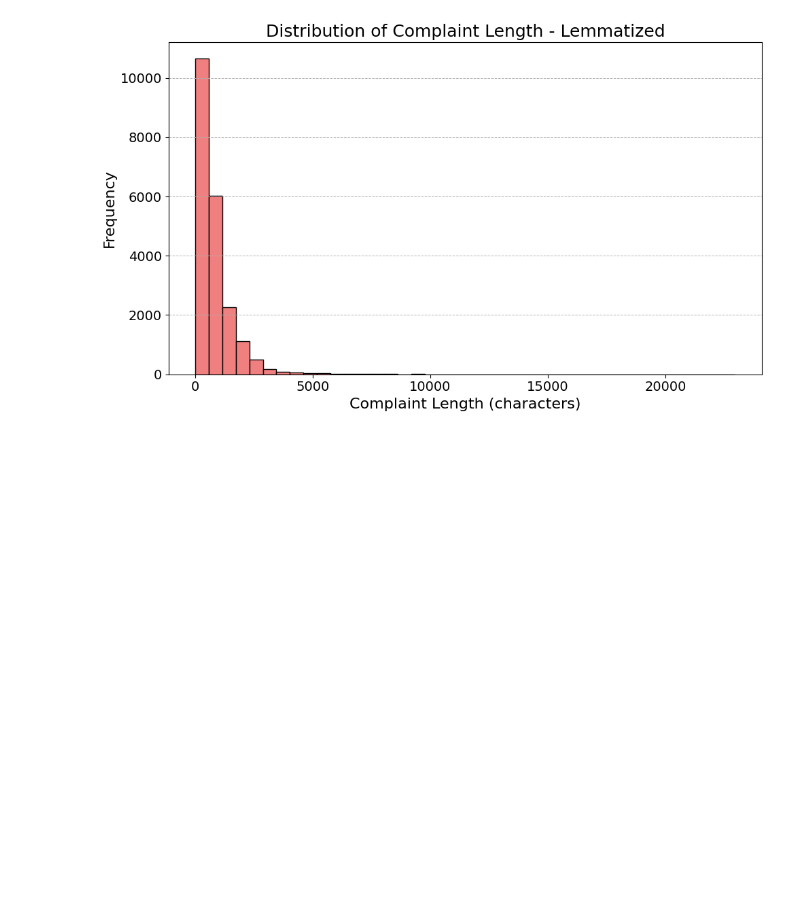
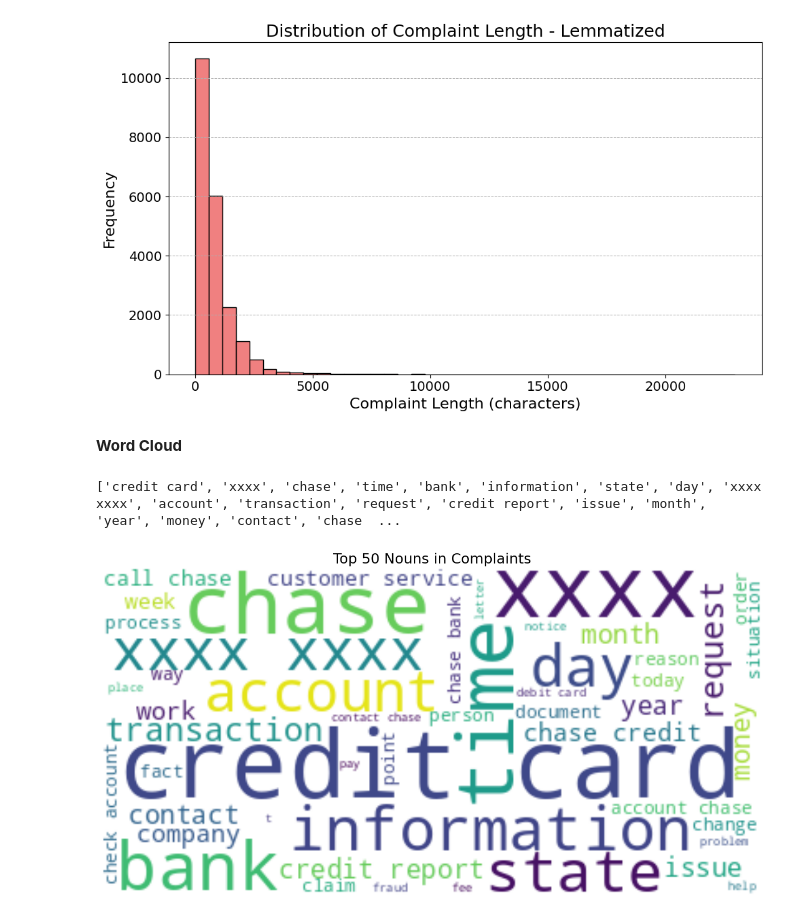
Before and after one commit to bhutto17/Automated-Customer-Complaints-Classification-Leveraging-NLP-and-Machine-Learning, a Jupyter notebook: Automated Customer Complaints Classification Leveraging NLP and Machinne Learning.ipynb, the cells around one changed output. Cells and saved outputs as stored; diff of their text form; code cells hidden in the pictures; blank space fills up the shorter version.

Commit message:
Word Cloud

```diff
--- a/Automated Customer Complaints Classification Leveraging NLP and Machinne Learning.ipynb
+++ b/Automated Customer Complaints Classification Leveraging NLP and Machinne Learning.ipynb
@@ -419,3 +419,24 @@ plt.tight_layout()
 plt.show()
 # %% [output]
 [figure]
+# %% [markdown]
+**Word Cloud**
+# %%
+all_nouns = ' '.join(processed_df['complaint_nouns'])
+
+wordcloud = WordCloud(max_words=50, background_color='white', colormap='viridis',
+                      contour_color='steelblue', contour_width=2).generate(all_nouns)
+# %%
+#print the top 70 words
+top_50_words = list(wordcloud.words_.keys())[:50]
+print(top_50_words)
+# %% [output]
+['credit card', 'xxxx', 'chase', 'time', 'bank', 'information', 'state', 'day', 'xxxx xxxx', 'account', 'transaction', 'request', 'credit report', 'issue', 'month', 'year', 'money', 'contact', 'chase  ...
+# %%
+plt.figure(figsize=(15, 8))
+plt.imshow(wordcloud, interpolation='bilinear')
+plt.title('Top 50 Nouns in Complaints', fontsize=18)
+plt.axis('off')
+plt.show()
+# %% [output]
+[figure, added]
```
